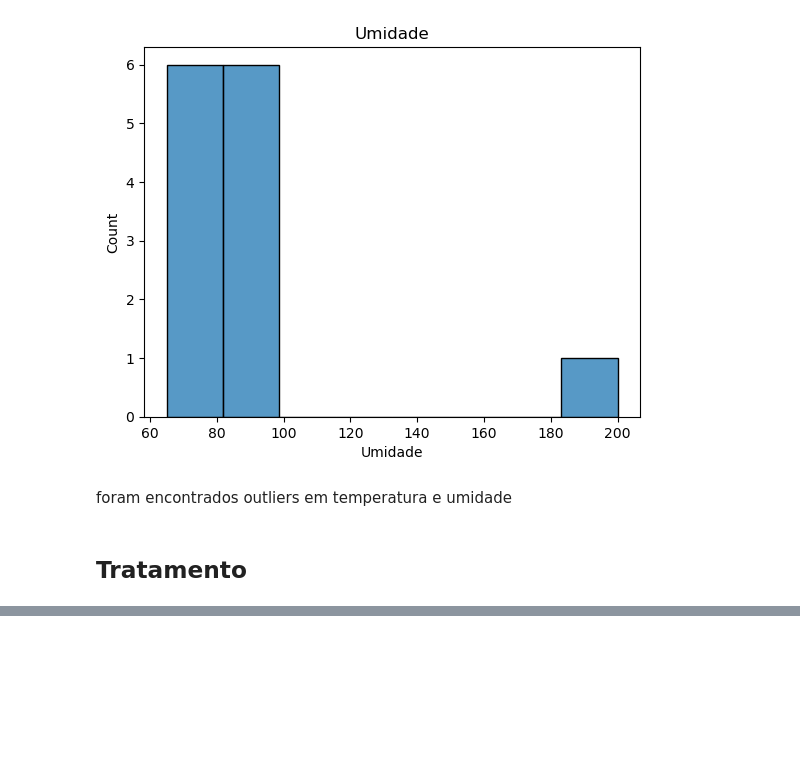
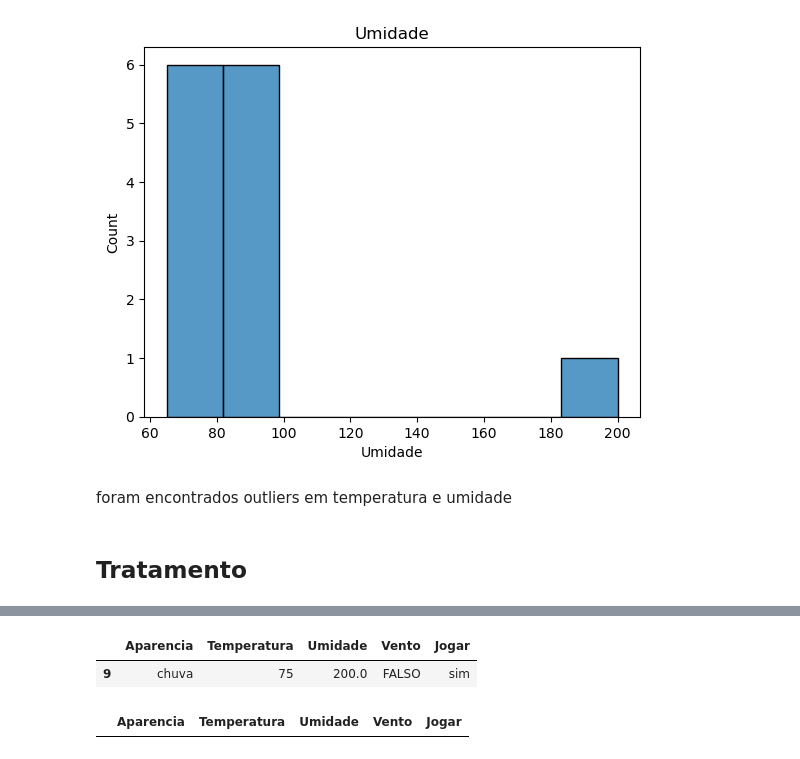
Before and after one commit to oderlanfreire/DataScience-Practice, a Jupyter notebook: Weather/notebooks/script.ipynb, the cells around one changed output, grey strips where cells are left out. Saved outputs shown, nothing was run; the diff lists cells and outputs as text; code cells hidden in the pictures; blank space fills up the shorter version.

```diff
--- a/Weather/notebooks/script.ipynb
+++ b/Weather/notebooks/script.ipynb
@@ -161,0 +197,2 @@ foram encontrados outliers em temperatura e umidade
+# %%
+df["Vento"].fillna("FALSO", inplace=True)
@@ -161,0 +217,5 @@ foram encontrados outliers em temperatura e umidade
+# %%
+df.loc[df["Aparencia"] == "menos", "Aparencia"] = "chuva"
+
+group = df.groupby(["Aparencia"]).size()
+group
@@ -161,0 +257,3 @@ foram encontrados outliers em temperatura e umidade
+# %%
+median = sts.median(df['Umidade'])
+median
@@ -161,0 +282,5 @@ foram encontrados outliers em temperatura e umidade
+# %%
+df.loc[(df["Umidade"] < 0) | (df["Umidade"] > 100)]
+# %% [output]
+|  | Aparencia | Temperatura | Umidade | Vento | Jogar |
+| 9 | chuva | 75 | 200.0 | FALSO | sim |
@@ -161,0 +289,4 @@ foram encontrados outliers em temperatura e umidade
+# %%
+df.loc[(df["Umidade"] < 0) | (df["Umidade"] > 100)]
+# %% [output]
+|  | Aparencia | Temperatura | Umidade | Vento | Jogar |
```
Also changed, not shown: parts of 25 cells of this notebook.
